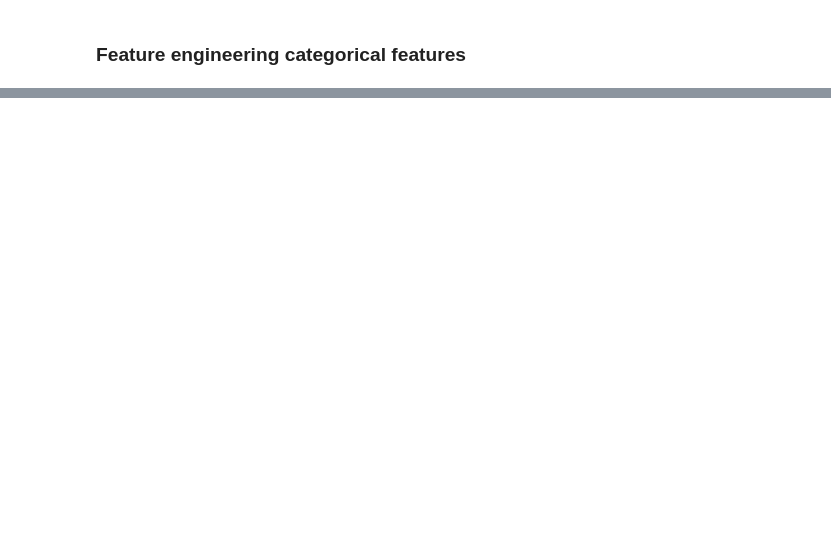
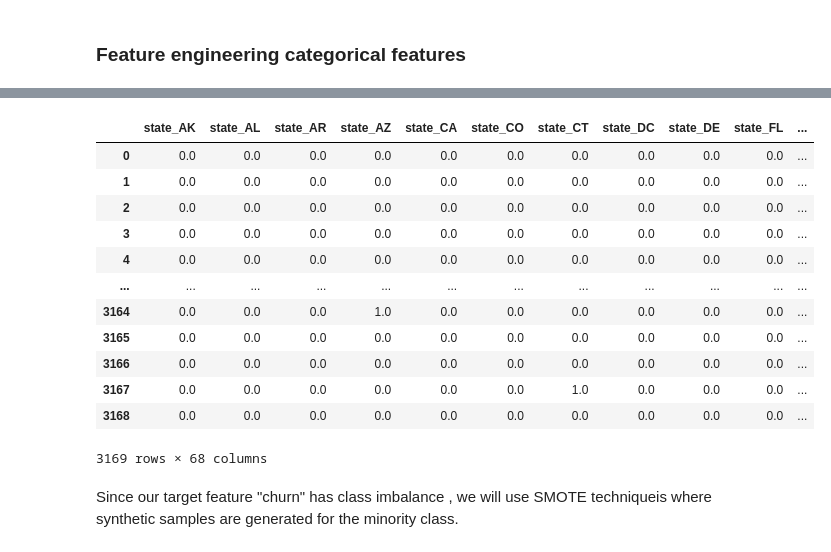
Before and after one commit to AgathaNyambati/SyriaTel-Customer-Churn, a Jupyter notebook: churn.ipynb, the cells around one changed output, grey strips where cells are left out. Cells and saved outputs as stored; diff of their text form; code cells hidden in the pictures; blank space fills up the shorter version.

```diff
--- a/churn.ipynb
+++ b/churn.ipynb
@@ -466,0 +451,16 @@ Since our data was having class imbalance problem, we will then treat the proble
+# %%
+numeric_features = ['number vmail messages','total day calls','total day charge','total eve calls',
+                'total eve charge','total night calls','total night charge','total intl calls',
+                'total intl charge','customer service calls']
+# %%
+#Instantiate MinMaxscaler
+scaler = MinMaxScaler()
+
+#fit and transform scale to numeric features
+X_numeric_scaled = scaler.fit_transform(X[numeric_features])
+
+# Convert the scaled data back into a DataFrame
+X_numeric_scaled_df = pd.DataFrame(X_numeric_scaled, columns=numeric_features)
+
+#preview X_numeric_scaled_df
+X_numeric_scaled_df
@@ -466,0 +481,18 @@ Since our data was having class imbalance problem, we will then treat the proble
+# %%
+# Concatenate the encoded categorical features and scaled numeric features
+X_encoded_scaled = pd.concat([X_categorical_encoded_df, X_numeric_scaled_df], axis=1)
+X_encoded_scaled
+# %% [output]
+|  | state_AK | state_AL | state_AR | state_AZ | state_CA | state_CO | state_CT | state_DC | state_DE | state_FL | ... |
+| 0 | 0.0 | 0.0 | 0.0 | 0.0 | 0.0 | 0.0 | 0.0 | 0.0 | 0.0 | 0.0 | ... |
+| 1 | 0.0 | 0.0 | 0.0 | 0.0 | 0.0 | 0.0 | 0.0 | 0.0 | 0.0 | 0.0 | ... |
+| 2 | 0.0 | 0.0 | 0.0 | 0.0 | 0.0 | 0.0 | 0.0 | 0.0 | 0.0 | 0.0 | ... |
+| 3 | 0.0 | 0.0 | 0.0 | 0.0 | 0.0 | 0.0 | 0.0 | 0.0 | 0.0 | 0.0 | ... |
+| 4 | 0.0 | 0.0 | 0.0 | 0.0 | 0.0 | 0.0 | 0.0 | 0.0 | 0.0 | 0.0 | ... |
+| ... | ... | ... | ... | ... | ... | ... | ... | ... | ... | ... | ... |
+| 3164 | 0.0 | 0.0 | 0.0 | 1.0 | 0.0 | 0.0 | 0.0 | 0.0 | 0.0 | 0.0 | ... |
+| 3165 | 0.0 | 0.0 | 0.0 | 0.0 | 0.0 | 0.0 | 0.0 | 0.0 | 0.0 | 0.0 | ... |
+| 3166 | 0.0 | 0.0 | 0.0 | 0.0 | 0.0 | 0.0 | 0.0 | 0.0 | 0.0 | 0.0 | ... |
+| 3167 | 0.0 | 0.0 | 0.0 | 0.0 | 0.0 | 0.0 | 1.0 | 0.0 | 0.0 | 0.0 | ... |
+| 3168 | 0.0 | 0.0 | 0.0 | 0.0 | 0.0 | 0.0 | 0.0 | 0.0 | 0.0 | 0.0 | ... |
+3169 rows × 68 columns
@@ -466,0 +503,2 @@ Since our data was having class imbalance problem, we will then treat the proble
+# %% [markdown]
+Since our target feature "churn" has class imbalance , we will use SMOTE techniqueis where synthetic samples are generated for the minority class.
```
Also changed, not shown: parts of 14 cells of this notebook.
